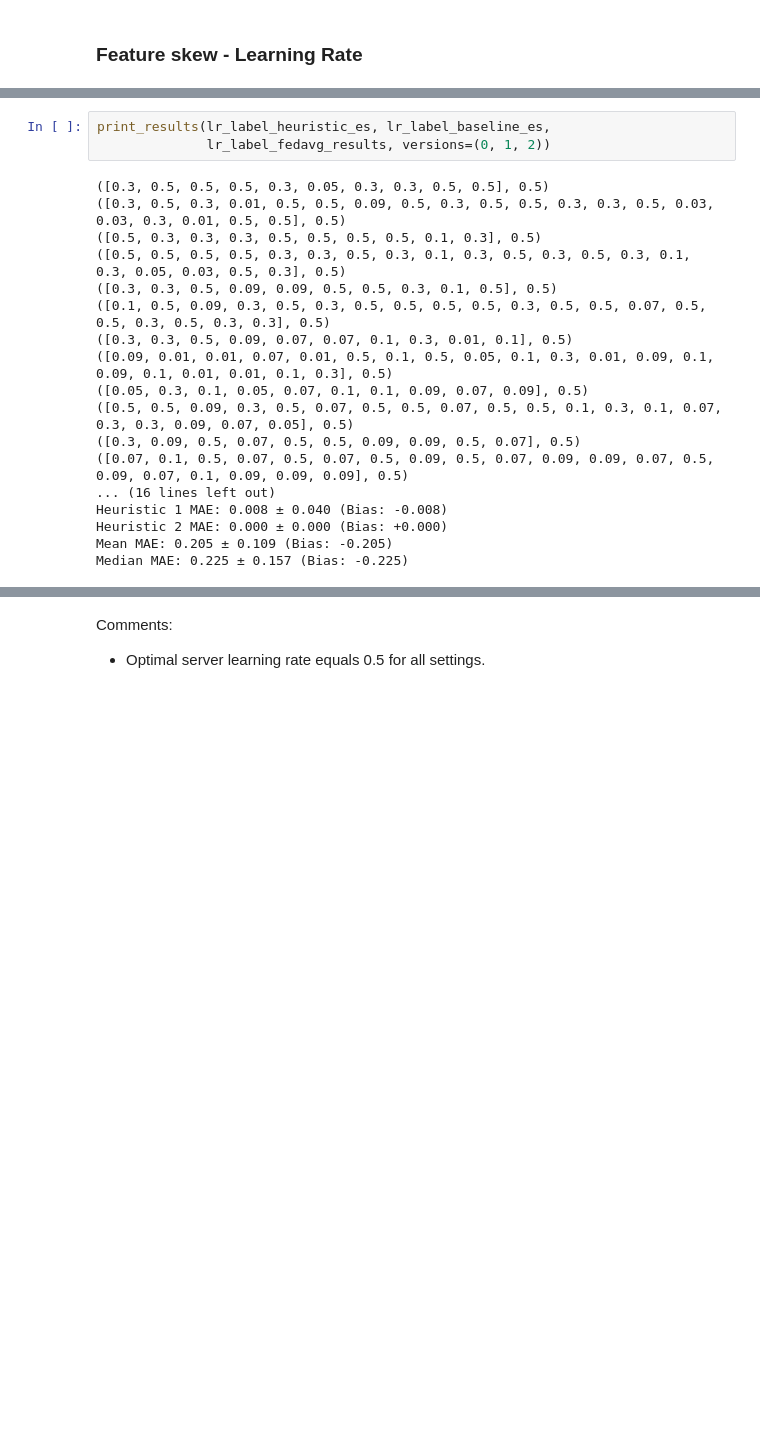
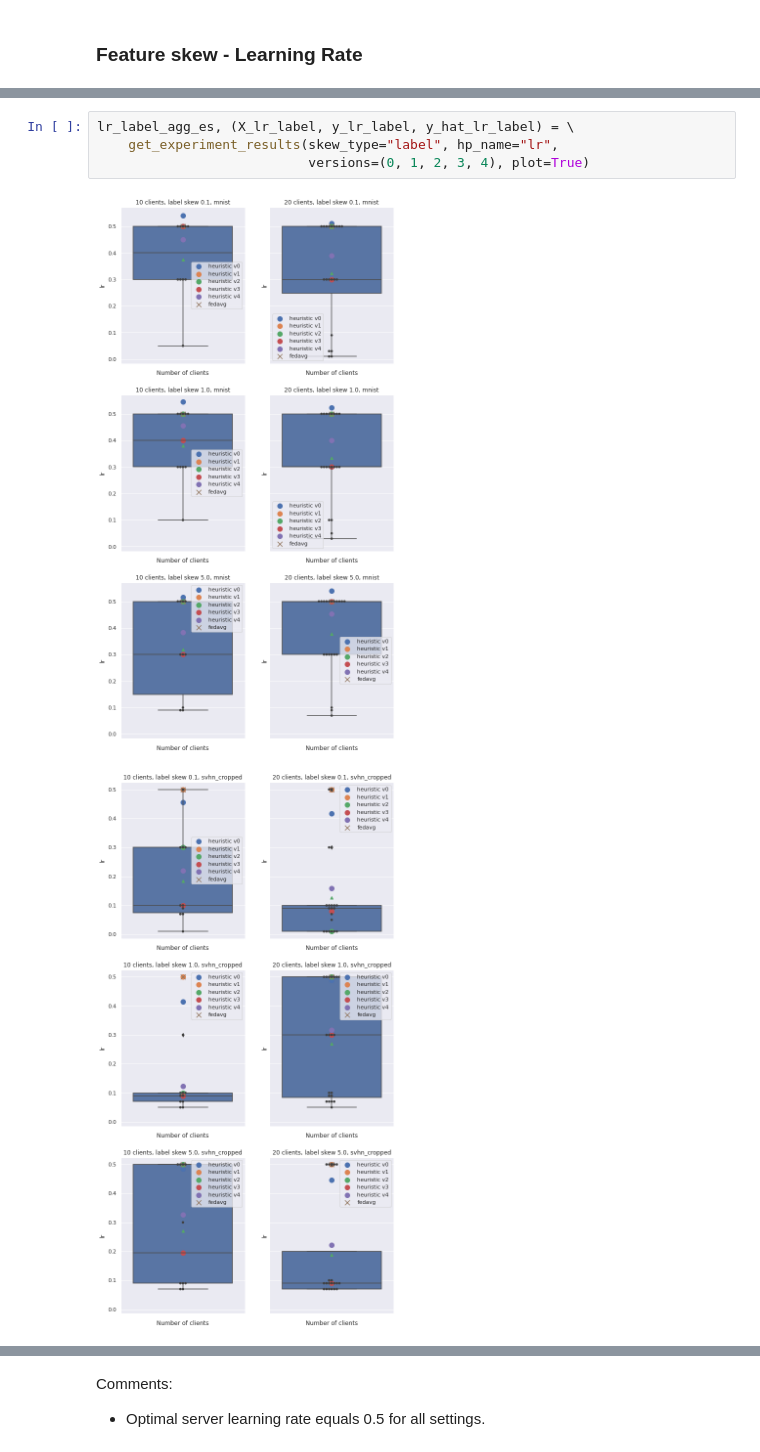
Before and after one commit to isabella232/projects-data, a Jupyter notebook: hyperparam_heuristic/visualize_heuristics.ipynb, the cells around one changed output, grey strips where cells are left out. Cells and saved outputs as stored; diff of their text form; blank space fills up the shorter version.

```diff
--- a/hyperparam_heuristic/visualize_heuristics.ipynb
+++ b/hyperparam_heuristic/visualize_heuristics.ipynb
@@ -175,21 +78,7 @@ for d in DATASETS:
-# %%
-print_results(lr_label_heuristic_es, lr_label_baseline_es,
-              lr_label_fedavg_results, versions=(0, 1, 2))
-# %% [output]
-([0.3, 0.5, 0.5, 0.5, 0.3, 0.05, 0.3, 0.3, 0.5, 0.5], 0.5)
-([0.3, 0.5, 0.3, 0.01, 0.5, 0.5, 0.09, 0.5, 0.3, 0.5, 0.5, 0.3, 0.3, 0.5, 0.03, 0.03, 0.3, 0.01, 0.5, 0.5], 0.5)
-([0.5, 0.3, 0.3, 0.3, 0.5, 0.5, 0.5, 0.5, 0.1, 0.3], 0.5)
-([0.5, 0.5, 0.5, 0.5, 0.3, 0.3, 0.5, 0.3, 0.1, 0.3, 0.5, 0.3, 0.5, 0.3, 0.1, 0.3, 0.05, 0.03, 0.5, 0.3], 0.5)
-([0.3, 0.3, 0.5, 0.09, 0.09, 0.5, 0.5, 0.3, 0.1, 0.5], 0.5)
-([0.1, 0.5, 0.09, 0.3, 0.5, 0.3, 0.5, 0.5, 0.5, 0.5, 0.3, 0.5, 0.5, 0.07, 0.5, 0.5, 0.3, 0.5, 0.3, 0.3], 0.5)
-([0.3, 0.3, 0.5, 0.09, 0.07, 0.07, 0.1, 0.3, 0.01, 0.1], 0.5)
-([0.09, 0.01, 0.01, 0.07, 0.01, 0.5, 0.1, 0.5, 0.05, 0.1, 0.3, 0.01, 0.09, 0.1, 0.09, 0.1, 0.01, 0.01, 0.1, 0.3], 0.5)
-([0.05, 0.3, 0.1, 0.05, 0.07, 0.1, 0.1, 0.09, 0.07, 0.09], 0.5)
-([0.5, 0.5, 0.09, 0.3, 0.5, 0.07, 0.5, 0.5, 0.07, 0.5, 0.5, 0.1, 0.3, 0.1, 0.07, 0.3, 0.3, 0.09, 0.07, 0.05], 0.5)
-([0.3, 0.09, 0.5, 0.07, 0.5, 0.5, 0.09, 0.09, 0.5, 0.07], 0.5)
-([0.07, 0.1, 0.5, 0.07, 0.5, 0.07, 0.5, 0.09, 0.5, 0.07, 0.09, 0.09, 0.07, 0.5, 0.09, 0.07, 0.1, 0.09, 0.09, 0.09], 0.5)
-... (16 lines left out)
-Heuristic 1 MAE: 0.008 ± 0.040 (Bias: -0.008)
-Heuristic 2 MAE: 0.000 ± 0.000 (Bias: +0.000)
-Mean MAE: 0.205 ± 0.109 (Bias: -0.205)
-Median MAE: 0.225 ± 0.157 (Bias: -0.225)
+# %%
+lr_label_agg_es, (X_lr_label, y_lr_label, y_hat_lr_label) = \
+    get_experiment_results(skew_type="label", hp_name="lr",
+                           versions=(0, 1, 2, 3, 4), plot=True)
+# %% [output]
+[figure, added]
+[figure, added]
```
Also changed, not shown: parts of 65 cells of this notebook, 7 other files.
